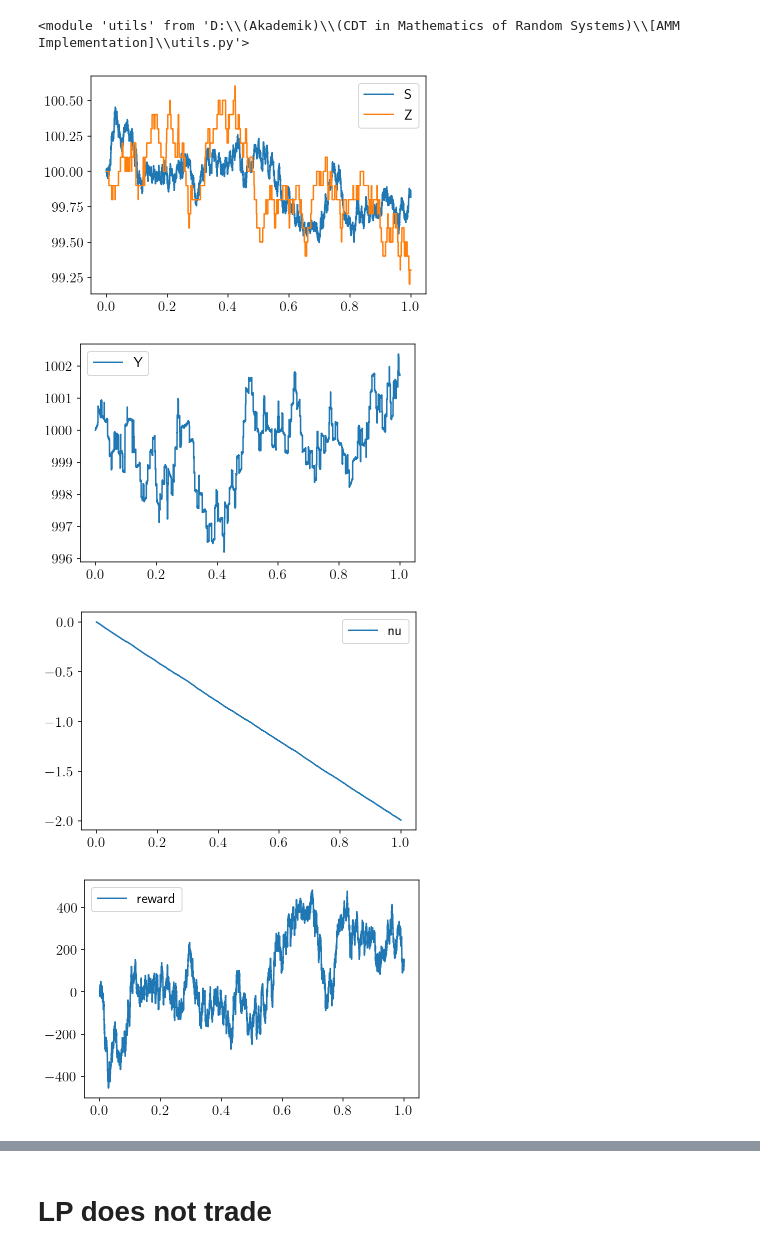
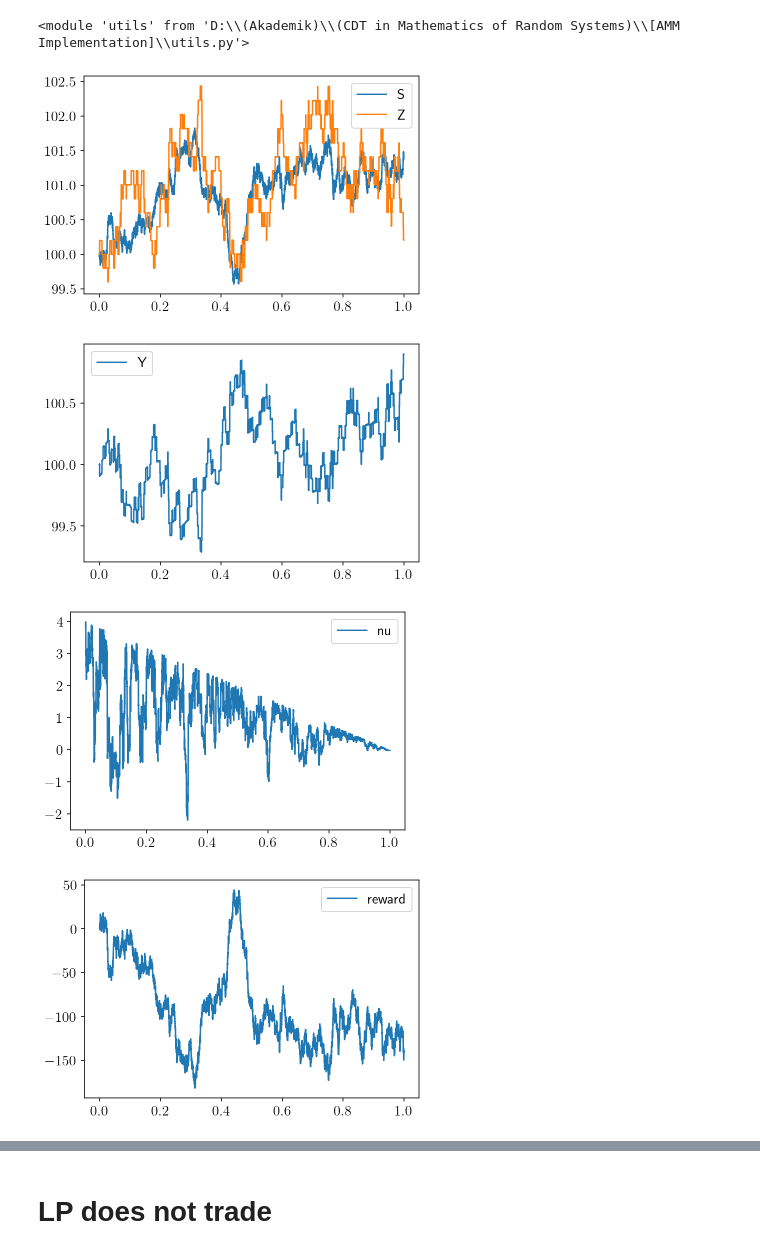
Before and after one commit to muhammadalifaqsha/amm-make-take-fee, a Jupyter notebook: Notebook.ipynb, the cells around one changed output, grey strips where cells are left out. Saved outputs shown, nothing was run; the diff lists cells and outputs as text; code cells hidden in the pictures.

```diff
--- a/Notebook.ipynb
+++ b/Notebook.ipynb
@@ -28,50 +27,57 @@ import matplotlib
 plt.rc('text', usetex=True)
 plt.rc('text.latex', preamble=r'\usepackage{amsmath,amsfonts}')
 # %%
-params_env = {'sigma': 1., 'S0': 100, 'Z0': 100., 'Y0': 1_000.,
-              'eta': 1., 'xi': .5, 'T': 1., 'a1': 5., 'a2': .1, 'a3': 100., 'Nt': 10_000,
-              'fee': .1, 'feeV': .1, 'C': 0, 'gamma': 1e-2, 'zeta': 1e-2, 'tempLP': 1e-2}
+S0 = 100
+xi = .1
+tr_cost = 1e-3
+fee = tr_cost * xi * S0
+
+params_env = {'sigma': 2., 'S0': S0, 'Z0': 100., 'Y0': 100.,
+              'eta': .1, 'xi': xi, 'T': 1., 'a1': 0, 'a2': 2, 'a3': 100., 'Nt': 10_000,
+              'fee': fee, 'feeV': fee, 'C': 0.1, 'gamma': 1e-2, 'zeta': 1e-2, 'tempLP': 1e-2, 'P0': 1}
 # %%
 env = utils.environment(**params_env)
 # %%
-nsims = 100
+np.random.seed(100)
+
+nsims = 1_000
 strag = '1'
 
 #S, Y, Z, X, nu, wealth, perf, rew = env.simulate_venue(nsims=nsims, strag=strag)
-S, Y, Z, X, nu, wealth, perf, rew, A_a_hist, A_b_hist, A_W_hist, A_B_hist = env.simulate_venue(nsims=nsims, strag=strag, verbose = True)
+S, Y, Z, X, nu, wealth, perf, rew, venue_wealth, A_a_hist, A_b_hist, A_W_hist, A_B_hist = env.simulate_venue(nsims=nsims, strag=strag, verbose = True)
 # %%
-num_sim = 59
+num_sim = 58
 
 plt.plot(env.timesteps, S[:,num_sim], label='S')
 plt.plot(env.timesteps, Z[:,num_sim], label='Z')
 plt.legend()
 plt.show()
 
 plt.plot(env.timesteps, Y[:,num_sim], label='Y')
 plt.legend()
 plt.show()
 
 #plt.plot(env.timesteps, Z[:,num_sim], label='Z')
 #plt.legend()
 #plt.show()
 
 #plt.plot(env.timesteps, X[:,num_sim], label='X')
 #plt.legend()
 #plt.show()
 
 plt.plot(env.timesteps, nu[:,num_sim], label='nu')
 plt.legend()
 plt.show()
 
 
 plt.plot(env.timesteps, rew[:,num_sim], label='reward')
 plt.legend()
 plt.show()
 # %% [output]
-[figure, old version]
+[figure, new version]
-[figure, old version]
+[figure, new version]
-[figure, old version]
+[figure, new version]
-[figure, old version]
+[figure, new version]
 # %%
 sns.histplot(rew[-1,:], stat='density')
 plt.title("Reward density")
```
Also changed, not shown: parts of 8 cells of this notebook, 1 other file.
